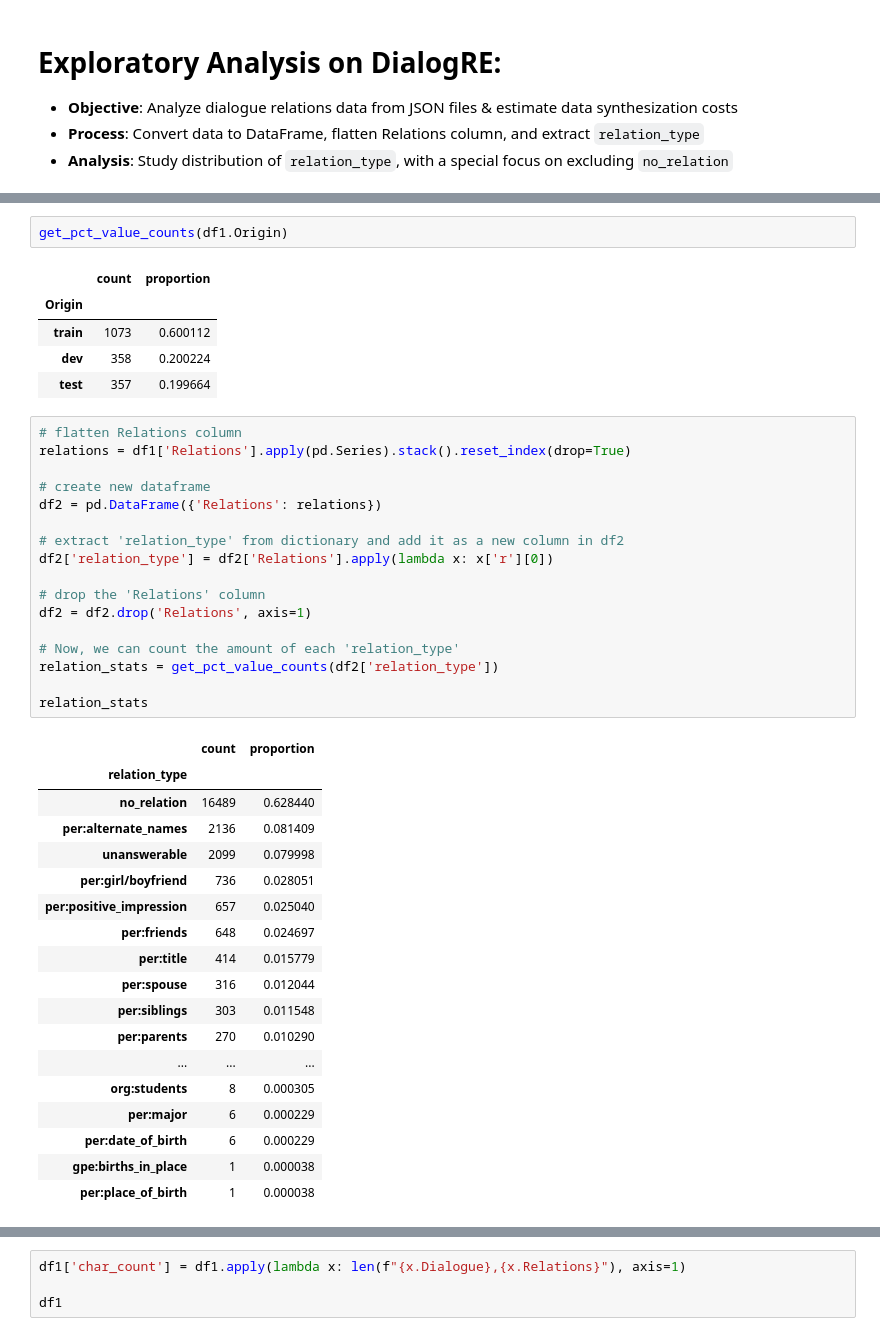
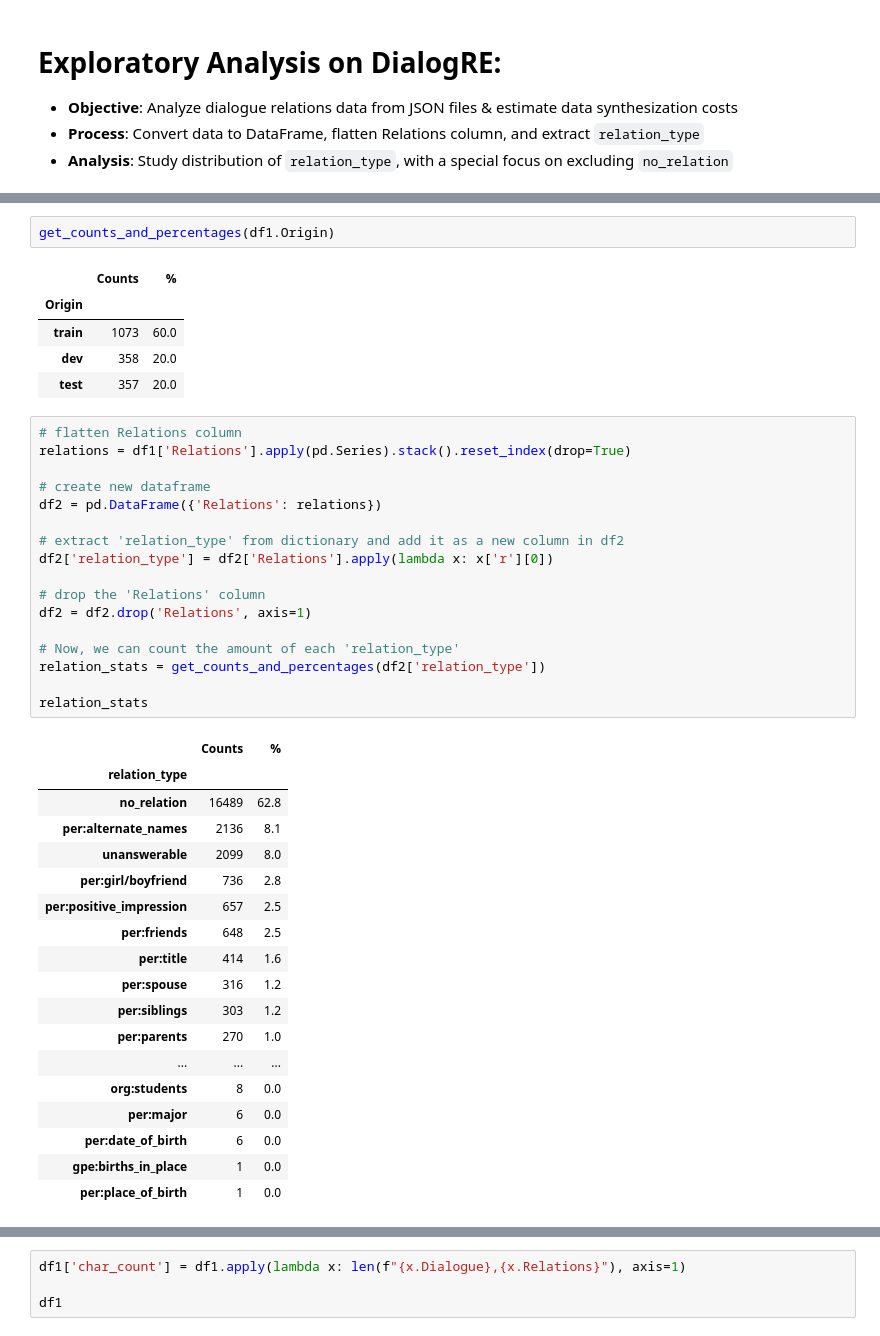
Before and after one commit to murilobellatini/RelNetCare, a Jupyter notebook: reports/dialogre-stats.ipynb, the cells around one changed output, grey strips where cells are left out. Drawn from its saved outputs; the diff is of its cells as text.

Commit message:
Improve stats

```diff
--- a/reports/dialogre-stats.ipynb
+++ b/reports/dialogre-stats.ipynb
@@ -53,48 +53,48 @@ df1
 | 1787 | [Speaker 1: Buon Giorno, Bella Ph... | [{'y': 'Speaker 2', 'x': 'Speaker... | train |
 1788 rows × 3 columns
 # %%
-get_pct_value_counts(df1.Origin)
+get_counts_and_percentages(df1.Origin)
 # %% [output]
-|  | count | proportion |
+|  | Counts | % |
 | Origin |  |  |
-| train | 1073 | 0.600112 |
-| dev | 358 | 0.200224 |
-| test | 357 | 0.199664 |
+| train | 1073 | 60.0 |
+| dev | 358 | 20.0 |
+| test | 357 | 20.0 |
 # %%
 # flatten Relations column
 relations = df1['Relations'].apply(pd.Series).stack().reset_index(drop=True)
 
 # create new dataframe
 df2 = pd.DataFrame({'Relations': relations})
 
 # extract 'relation_type' from dictionary and add it as a new column in df2
 df2['relation_type'] = df2['Relations'].apply(lambda x: x['r'][0])
 
 # drop the 'Relations' column
 df2 = df2.drop('Relations', axis=1)
 
 # Now, we can count the amount of each 'relation_type'
-relation_stats = get_pct_value_counts(df2['relation_type'])
+relation_stats = get_counts_and_percentages(df2['relation_type'])
 
 relation_stats
 # %% [output]
-|  | count | proportion |
+|  | Counts | % |
 | relation_type |  |  |
-| no_relation | 16489 | 0.628440 |
-| per:alternate_names | 2136 | 0.081409 |
-| unanswerable | 2099 | 0.079998 |
-| per:girl/boyfriend | 736 | 0.028051 |
-| per:positive_impression | 657 | 0.025040 |
-| per:friends | 648 | 0.024697 |
-| per:title | 414 | 0.015779 |
-| per:spouse | 316 | 0.012044 |
-| per:siblings | 303 | 0.011548 |
-| per:parents | 270 | 0.010290 |
+| no_relation | 16489 | 62.8 |
+| per:alternate_names | 2136 | 8.1 |
+| unanswerable | 2099 | 8.0 |
+| per:girl/boyfriend | 736 | 2.8 |
+| per:positive_impression | 657 | 2.5 |
+| per:friends | 648 | 2.5 |
+| per:title | 414 | 1.6 |
+| per:spouse | 316 | 1.2 |
+| per:siblings | 303 | 1.2 |
+| per:parents | 270 | 1.0 |
 | ... | ... | ... |
-| org:students | 8 | 0.000305 |
-| per:major | 6 | 0.000229 |
-| per:date_of_birth | 6 | 0.000229 |
-| gpe:births_in_place | 1 | 0.000038 |
-| per:place_of_birth | 1 | 0.000038 |
+| org:students | 8 | 0.0 |
+| per:major | 6 | 0.0 |
+| per:date_of_birth | 6 | 0.0 |
+| gpe:births_in_place | 1 | 0.0 |
+| per:place_of_birth | 1 | 0.0 |
 # %%
 mask = df2.relation_type != 'no_relation'
```
Also changed, not shown: parts of 2 cells of this notebook, 1 other file.
